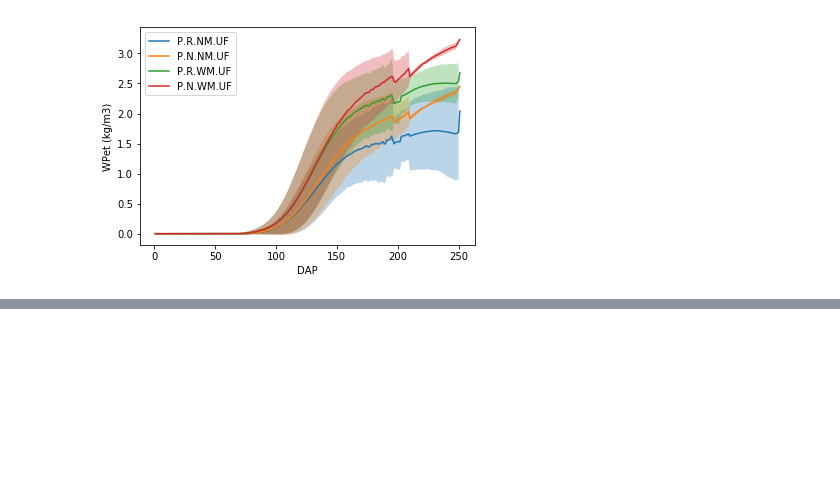
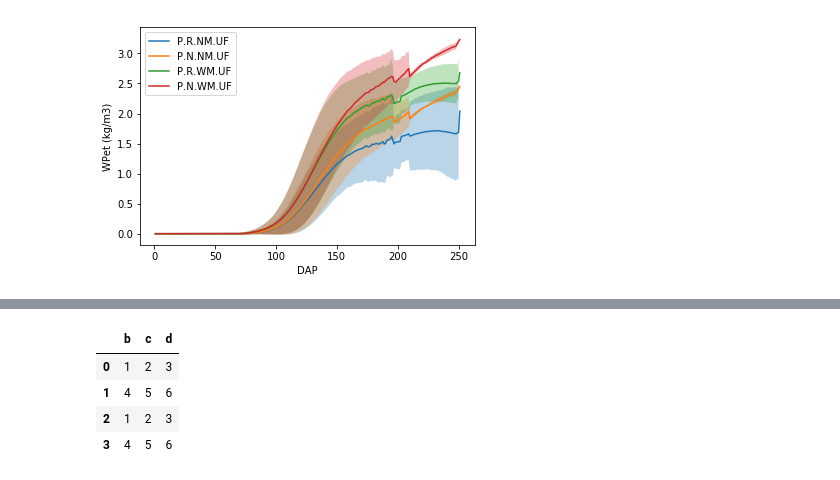
Before and after one commit to caburj/acresults, a Jupyter notebook: examples/example-01.ipynb, the cells around one changed output, grey strips where cells are left out. Cells and saved outputs as stored; diff of their text form; code cells hidden in the pictures; blank space fills up the shorter version.

Commit message:
Implement better data model.

```diff
--- a/examples/example-01.ipynb
+++ b/examples/example-01.ipynb
@@ -111,0 +133,2 @@ Name: Inet, Length: 187, dtype: float64
+# %%
+df = pd.DataFrame([[1,2,3], [4,5,6]], columns="b c d".split())
@@ -111,0 +173,2 @@ Name: Inet, Length: 187, dtype: float64
+# %%
+x = pd.concat([df, df]).reset_index()
@@ -111,0 +177,8 @@ Name: Inet, Length: 187, dtype: float64
+# %%
+x
+# %% [output]
+|  | b | c | d |
+| 0 | 1 | 2 | 3 |
+| 1 | 4 | 5 | 6 |
+| 2 | 1 | 2 | 3 |
+| 3 | 4 | 5 | 6 |
```
Also changed, not shown: parts of 17 cells of this notebook, 6 other files.
